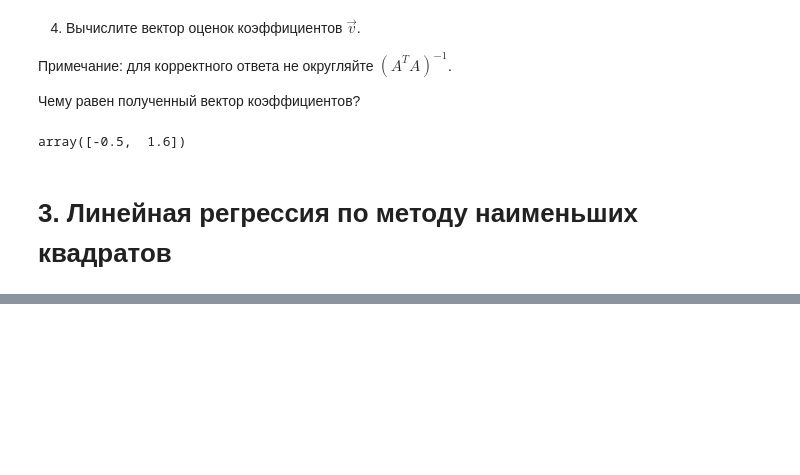
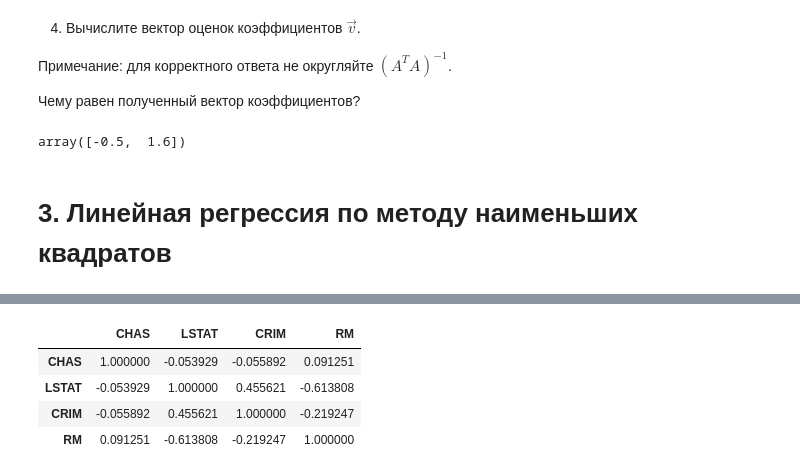
Before and after one commit to Terr14/SF_DS, a Jupyter notebook: SF_DataScience/MATH&ML-2. Линейная алгебра в контексте линейных методов. Часть II/MATH&ML-2. Линейная алгебра в контексте линейных методов. Часть II.ipynb, the cells around one changed output, grey strips where cells are left out. Drawn from its saved outputs; the diff is of its cells as text; code cells hidden in the pictures; blank space fills up the shorter version.

```diff
--- a/SF_DataScience/MATH&ML-2. Линейная алгебра в контексте линейных методов. Часть II/MATH&ML-2. Линейная алгебра в контексте линейных методов. Часть II.ipynb
+++ b/SF_DataScience/MATH&ML-2. Линейная алгебра в контексте линейных методов. Часть II/MATH&ML-2. Линейная алгебра в контексте линейных методов. Часть II.ipynb
@@ -566,0 +1166,9 @@ array([-0.5,  1.6])
+# %%
+# матрица Грама
+A_st.T @ A_st
+# %% [output]
+|  | CHAS | LSTAT | CRIM | RM |
+| CHAS | 1.000000 | -0.053929 | -0.055892 | 0.091251 |
+| LSTAT | -0.053929 | 1.000000 | 0.455621 | -0.613808 |
+| CRIM | -0.055892 | 0.455621 | 1.000000 | -0.219247 |
+| RM | 0.091251 | -0.613808 | -0.219247 | 1.000000 |
```
Also changed, not shown: parts of 90 cells of this notebook.
